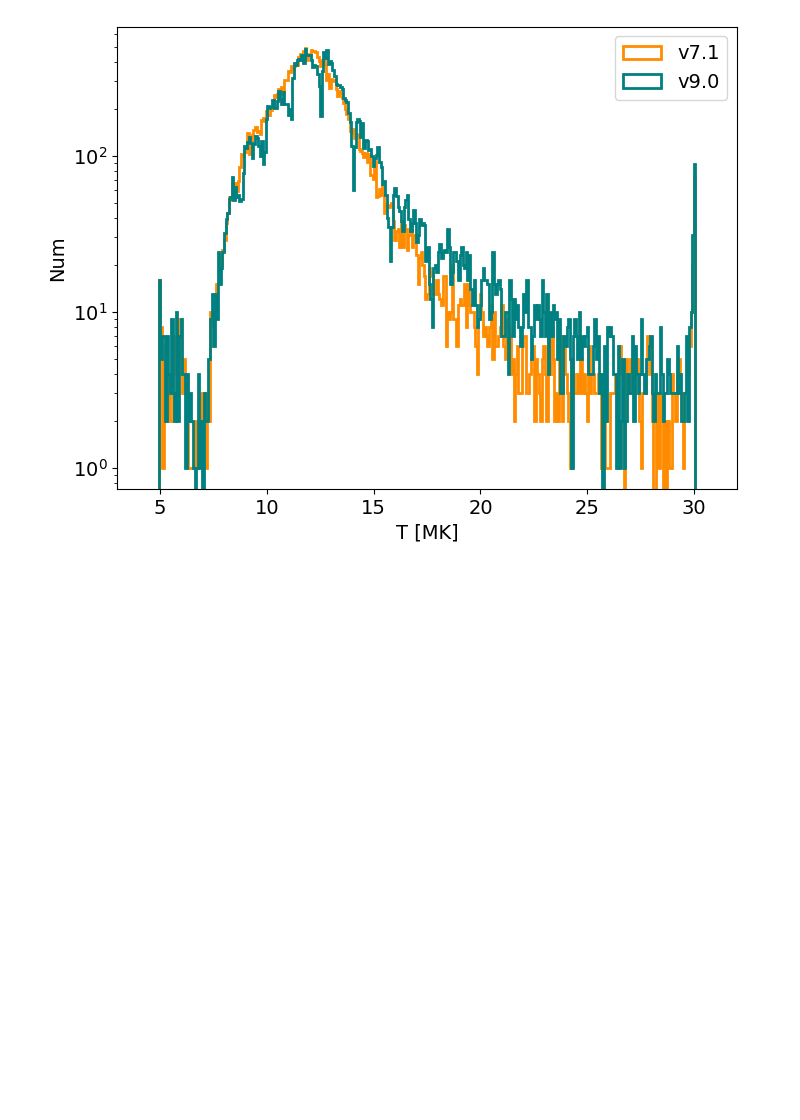
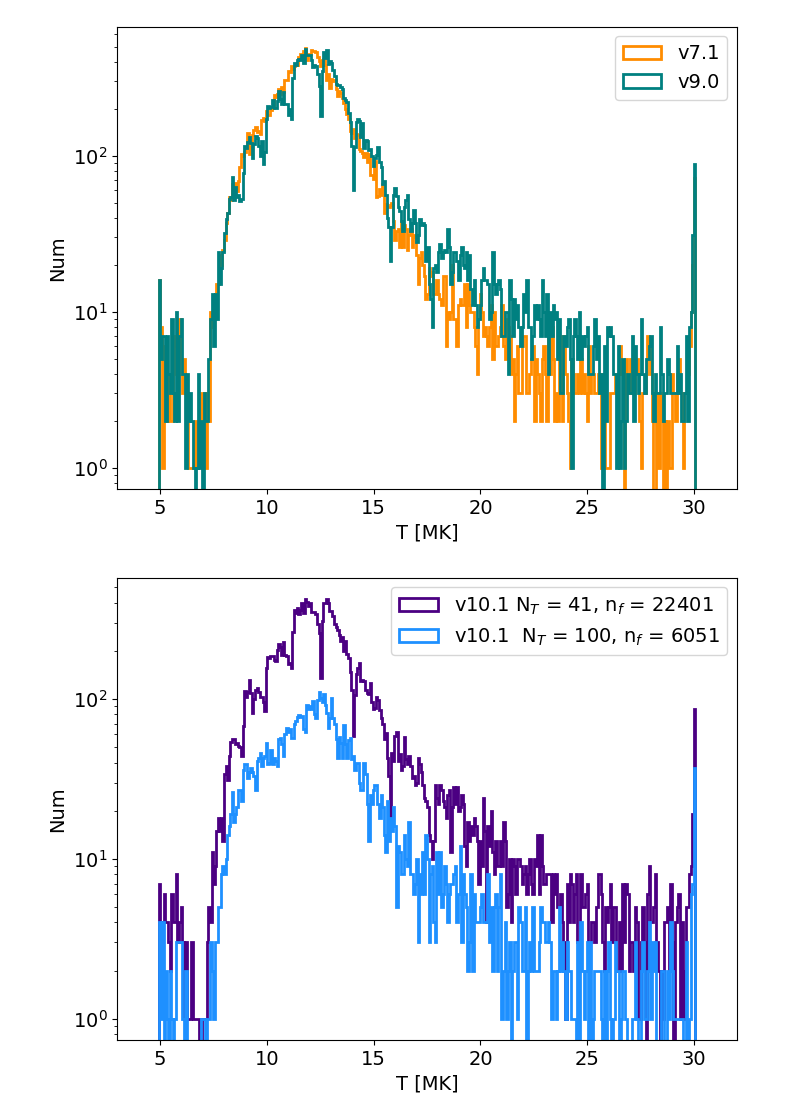
Before and after one commit to ianan/wee_2024, a Jupyter notebook: compare_fvthbpow_ch.ipynb, the cells around one changed output. Cells and saved outputs as stored; diff of their text form; code cells hidden in the pictures; blank space fills up the shorter version.

```diff
--- a/compare_fvthbpow_ch.ipynb
+++ b/compare_fvthbpow_ch.ipynb
@@ -114,6 +160,21 @@ plt.legend()
 plt.show()
 # %% [output]
 [figure]
+# %%
+# Still running so check number of flares n_f
+gs=400
+tmkr=[3,32]
+fig,ax=plt.subplots(figsize=(8,6))
+ax.hist(tmk10,bins=gs,range=tmkr,histtype='step',lw=2,color='indigo',label=f'v10.1 N$_T$ = 41, n$_f$ = {np.count_nonzero(tmk10):.0f}')
+ax.hist(tmk10t,bins=gs,range=tmkr,histtype='step',lw=2,color='dodgerblue',label=f'v10.1  N$_T$ = 100, n$_f$ = {np.count_nonzero(tmk10t):.0f}')
+ax.set_xlim(tmkr)
+ax.set_ylabel('Num')
+ax.set_xlabel('T [MK]')
+ax.set_yscale('log')
+plt.legend()
+plt.show()
+# %% [output]
+[figure, added]
 # %%
 tmkr=[3,32]
 gs=50
```
Also changed, not shown: parts of 7 cells of this notebook, 4 other files.
